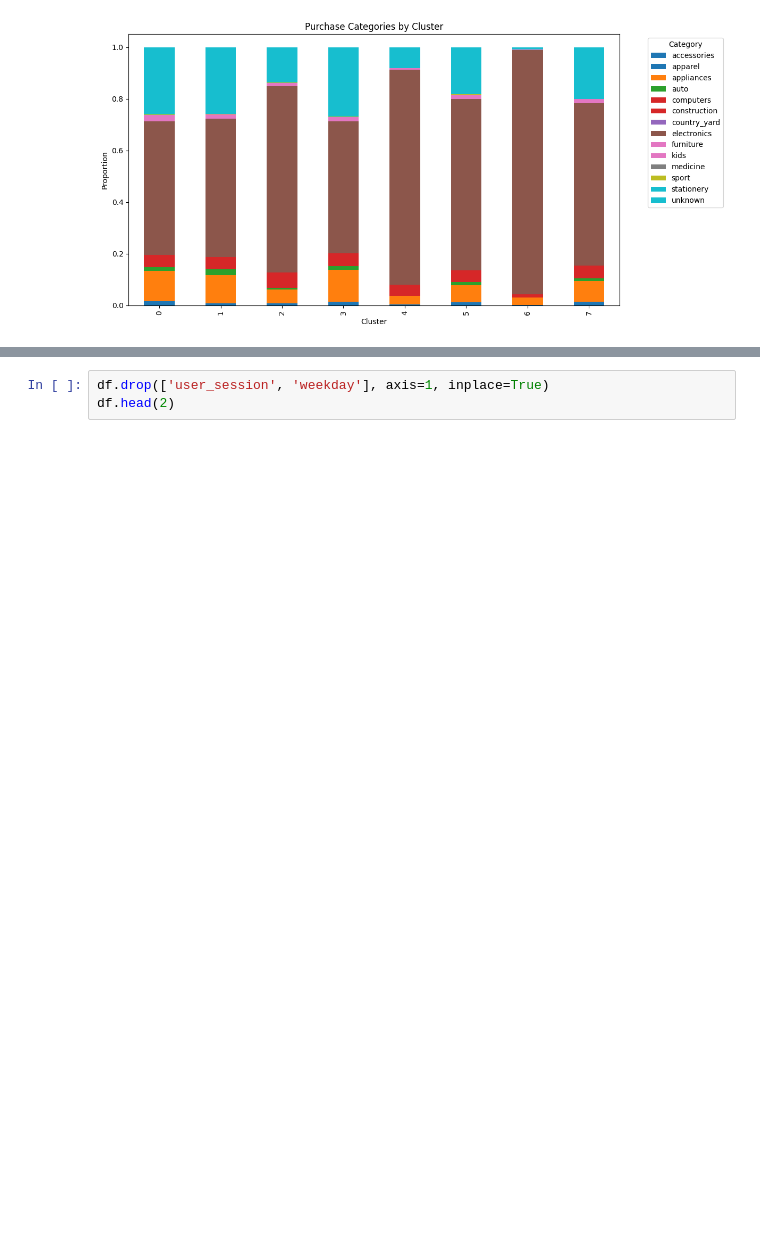
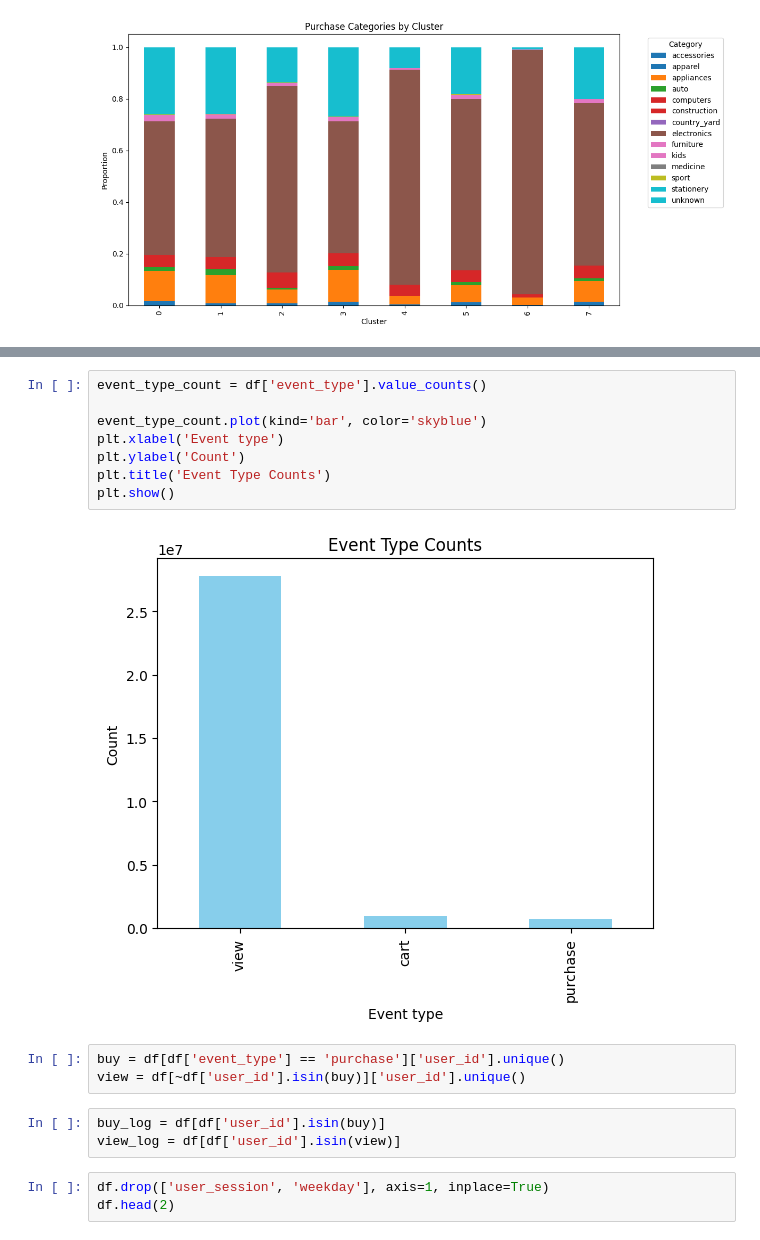
Before and after one commit to HyunsungRyu/Ecommerce_analysis, a Jupyter notebook: customer_behavior_log_analysis.ipynb, the cells around one changed output, grey strips where cells are left out. Cells and saved outputs as stored; diff of their text form; blank space fills up the shorter version.

```diff
--- a/customer_behavior_log_analysis.ipynb
+++ b/customer_behavior_log_analysis.ipynb
@@ -488,3 +504,19 @@ df.head(2)
+# %%
+event_type_count = df['event_type'].value_counts()
+
+event_type_count.plot(kind='bar', color='skyblue')
+plt.xlabel('Event type')
+plt.ylabel('Count')
+plt.title('Event Type Counts')
+plt.show()
+# %% [output]
+[figure, added]
+# %%
+buy = df[df['event_type'] == 'purchase']['user_id'].unique()
+view = df[~df['user_id'].isin(buy)]['user_id'].unique()
+# %%
+buy_log = df[df['user_id'].isin(buy)]
+view_log = df[df['user_id'].isin(view)]
 # %%
 df.drop(['user_session', 'weekday'], axis=1, inplace=True)
 df.head(2)
```
Also changed, not shown: parts of 7 cells of this notebook.
